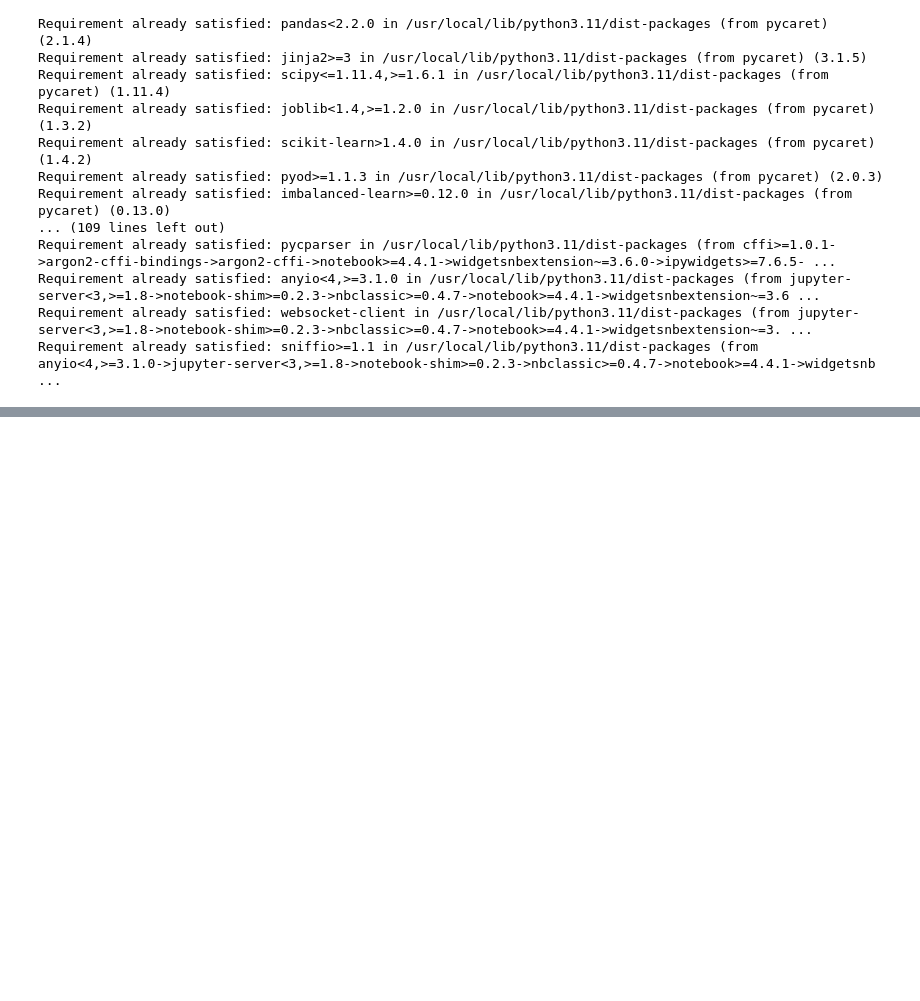
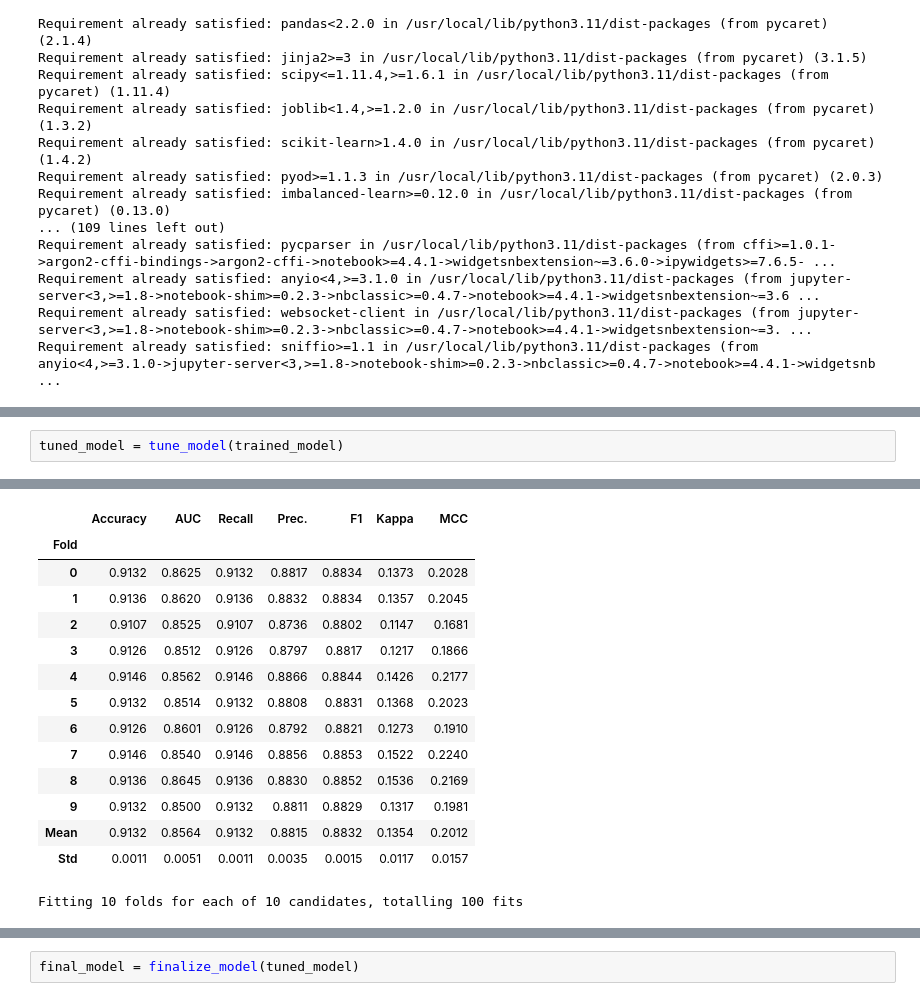
Before and after one commit to nanoNNsk/superaiss5_hackathon, a Jupyter notebook: superaiss5_predict_heart_desease.ipynb, the cells around one changed output, grey strips where cells are left out. Saved outputs shown, nothing was run; the diff lists cells and outputs as text; blank space fills up the shorter version.

```diff
--- a/superaiss5_predict_heart_desease.ipynb
+++ b/superaiss5_predict_heart_desease.ipynb
@@ -365,0 +489,3 @@ from pycaret.classification import *
+# %%
+tuned_model = tune_model(trained_model)
+# %% [output]
@@ -365,0 +493,15 @@ from pycaret.classification import *
+|  | Accuracy | AUC | Recall | Prec. | F1 | Kappa | MCC |
+| Fold |  |  |  |  |  |  |  |
+| 0 | 0.9132 | 0.8625 | 0.9132 | 0.8817 | 0.8834 | 0.1373 | 0.2028 |
+| 1 | 0.9136 | 0.8620 | 0.9136 | 0.8832 | 0.8834 | 0.1357 | 0.2045 |
+| 2 | 0.9107 | 0.8525 | 0.9107 | 0.8736 | 0.8802 | 0.1147 | 0.1681 |
+| 3 | 0.9126 | 0.8512 | 0.9126 | 0.8797 | 0.8817 | 0.1217 | 0.1866 |
+| 4 | 0.9146 | 0.8562 | 0.9146 | 0.8866 | 0.8844 | 0.1426 | 0.2177 |
+| 5 | 0.9132 | 0.8514 | 0.9132 | 0.8808 | 0.8831 | 0.1368 | 0.2023 |
+| 6 | 0.9126 | 0.8601 | 0.9126 | 0.8792 | 0.8821 | 0.1273 | 0.1910 |
+| 7 | 0.9146 | 0.8540 | 0.9146 | 0.8856 | 0.8853 | 0.1522 | 0.2240 |
+| 8 | 0.9136 | 0.8645 | 0.9136 | 0.8830 | 0.8852 | 0.1536 | 0.2169 |
+| 9 | 0.9132 | 0.8500 | 0.9132 | 0.8811 | 0.8829 | 0.1317 | 0.1981 |
+| Mean | 0.9132 | 0.8564 | 0.9132 | 0.8815 | 0.8832 | 0.1354 | 0.2012 |
+| Std | 0.0011 | 0.0051 | 0.0011 | 0.0035 | 0.0015 | 0.0117 | 0.0157 |
+Fitting 10 folds for each of 10 candidates, totalling 100 fits
@@ -365,0 +509,2 @@ from pycaret.classification import *
+# %%
+final_model = finalize_model(tuned_model)
```
Also changed, not shown: parts of 18 cells of this notebook.
